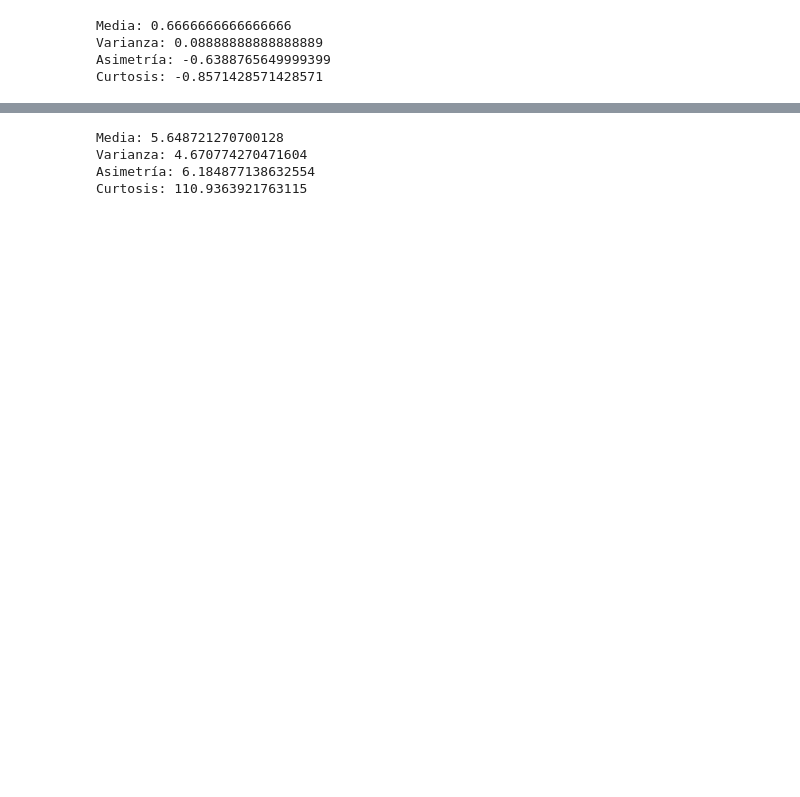
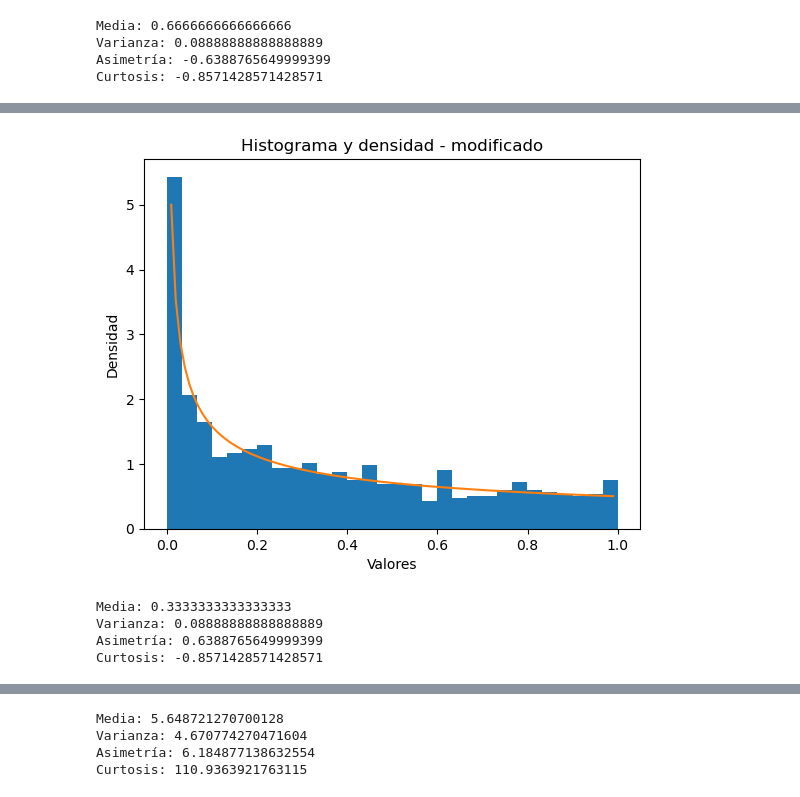
Before and after one commit to SantiagoRMV/Uniandes-Anaitycs, a Jupyter notebook: Mejora de Procesos/Simulación/Tarea 2/mmps_tarea2_base.ipynb, the cells around one changed output, grey strips where cells are left out. Drawn from its saved outputs; the diff is of its cells as text; code cells hidden in the pictures; blank space fills up the shorter version.

```diff
--- a/Mejora de Procesos/Simulación/Tarea 2/mmps_tarea2_base.ipynb
+++ b/Mejora de Procesos/Simulación/Tarea 2/mmps_tarea2_base.ipynb
@@ -231,0 +389,36 @@ Curtosis: -0.8571428571428571
+# %%
+n=1000
+a=0.5 #Se invirtieron los valores de a y b
+b = 1
+vals_beta_2 = beta.rvs(a=a,b=b,size=n)
+
+# histograma
+count, bins, ignored = plt.hist(x=vals_beta_2, bins=30, density=True)
+
+# densidad
+nobs = 10000
+xmin = min(vals_beta_2)
+xmax = max(vals_beta_2)
+step = (xmax-xmin)/nobs
+x= np.arange(xmin,xmax,step)
+
+x= np.arange(0,1,0.01)
+plt.plot(x, beta.pdf(x, a=a,b=b))
+
+plt.title('Histograma y densidad - modificado')
+plt.xlabel('Valores')
+plt.ylabel('Densidad')
+plt.show()
+# %% [output]
+[figure, added]
+# %%
+mean, var, skew, kurt = beta.stats(a=a,b=b, moments='mvsk')
+print("Media: {}".format(mean))
+print("Varianza: {}".format(var))
+print("Asimetría: {}".format(skew))
+print("Curtosis: {}".format(kurt))
+# %% [output]
+Media: 0.3333333333333333
+Varianza: 0.08888888888888889
+Asimetría: 0.6388765649999399
+Curtosis: -0.8571428571428571
```
Also changed, not shown: parts of 47 cells of this notebook, 47 other files.
